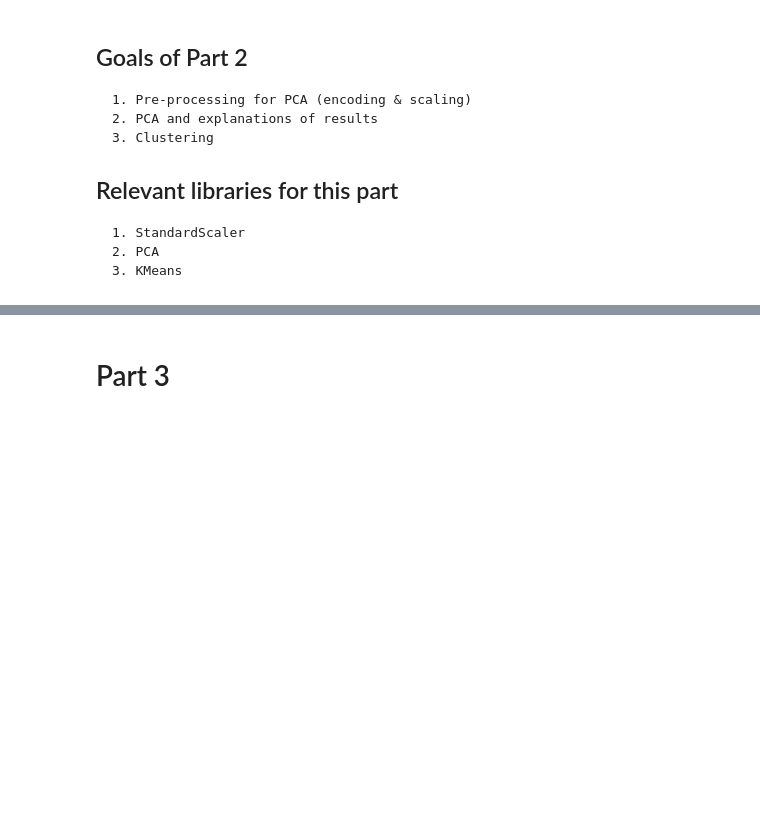
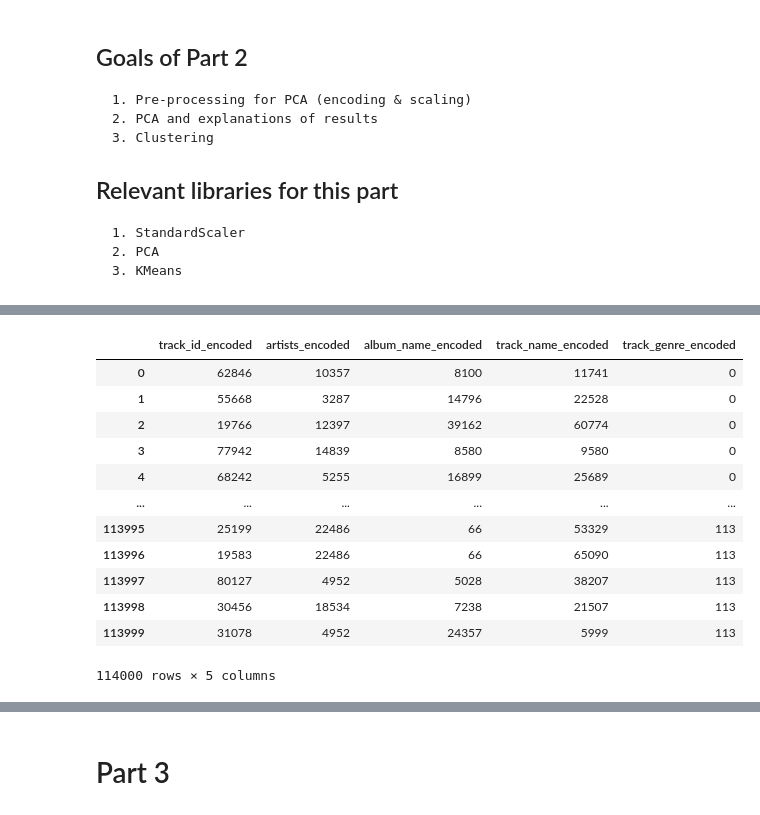
Before and after one commit to tobiasmj97/M1_assignment_recommender-app_group_5, a Jupyter notebook: M1_Assignement_UML.ipynb, the cells around one changed output, grey strips where cells are left out. Drawn from its saved outputs; the diff is of its cells as text; code cells hidden in the pictures; blank space fills up the shorter version.

```diff
--- a/M1_Assignement_UML.ipynb
+++ b/M1_Assignement_UML.ipynb
@@ -281,15 +564,15 @@ for column in df.columns:
         print(f"Column '{column}' has multiple data types: {unique_data_types}")
 # %%
 # Convert all entries in 'track_name' and 'album_name' to strings
-df['artists'] = df['artists'].astype(str)
-df['track_name'] = df['track_name'].astype(str)
-df['album_name'] = df['album_name'].astype(str)
+# df['artists'] = df['artists'].astype(str)
+# df['track_name'] = df['track_name'].astype(str)
+# df['album_name'] = df['album_name'].astype(str)
 # %%
 # Initialize the LabelEncoder
 encoder = LabelEncoder()
 
 # Encode all categorical columns (dtype as 'object') in the DataFrame
 for column in df.select_dtypes(include=['object']):
-    df[column + '_id'] = encoder.fit_transform(df[column])
+    df[column + '_encoded'] = encoder.fit_transform(df[column])
 # %%
 df.head()
@@ -296,5 +587,19 @@ df.head()
 # %%
-id_columns = [col for col in df.columns if '_id' in col]
+id_columns = [col for col in df.columns if '_encoded' in col]
 df[id_columns]
+# %% [output]
+|  | track_id_encoded | artists_encoded | album_name_encoded | track_name_encoded | track_genre_encoded |
+| 0 | 62846 | 10357 | 8100 | 11741 | 0 |
+| 1 | 55668 | 3287 | 14796 | 22528 | 0 |
+| 2 | 19766 | 12397 | 39162 | 60774 | 0 |
+| 3 | 77942 | 14839 | 8580 | 9580 | 0 |
+| 4 | 68242 | 5255 | 16899 | 25689 | 0 |
+| ... | ... | ... | ... | ... | ... |
+| 113995 | 25199 | 22486 | 66 | 53329 | 113 |
+| 113996 | 19583 | 22486 | 66 | 65090 | 113 |
+| 113997 | 80127 | 4952 | 5028 | 38207 | 113 |
+| 113998 | 30456 | 18534 | 7238 | 21507 | 113 |
+| 113999 | 31078 | 4952 | 24357 | 5999 | 113 |
+114000 rows × 5 columns
 # %%
 # We select the below features from the dataframe
```
Also changed, not shown: parts of 62 cells of this notebook.
